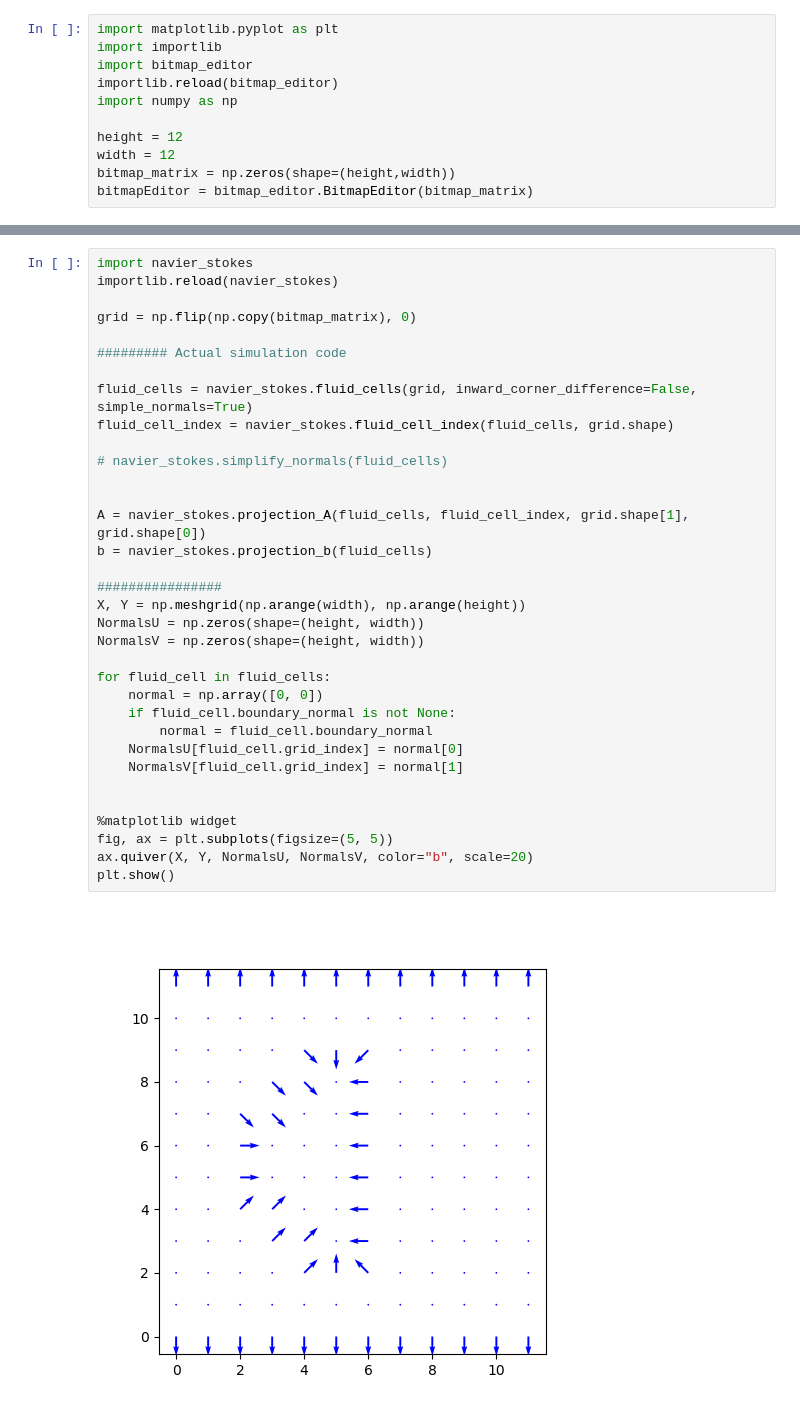
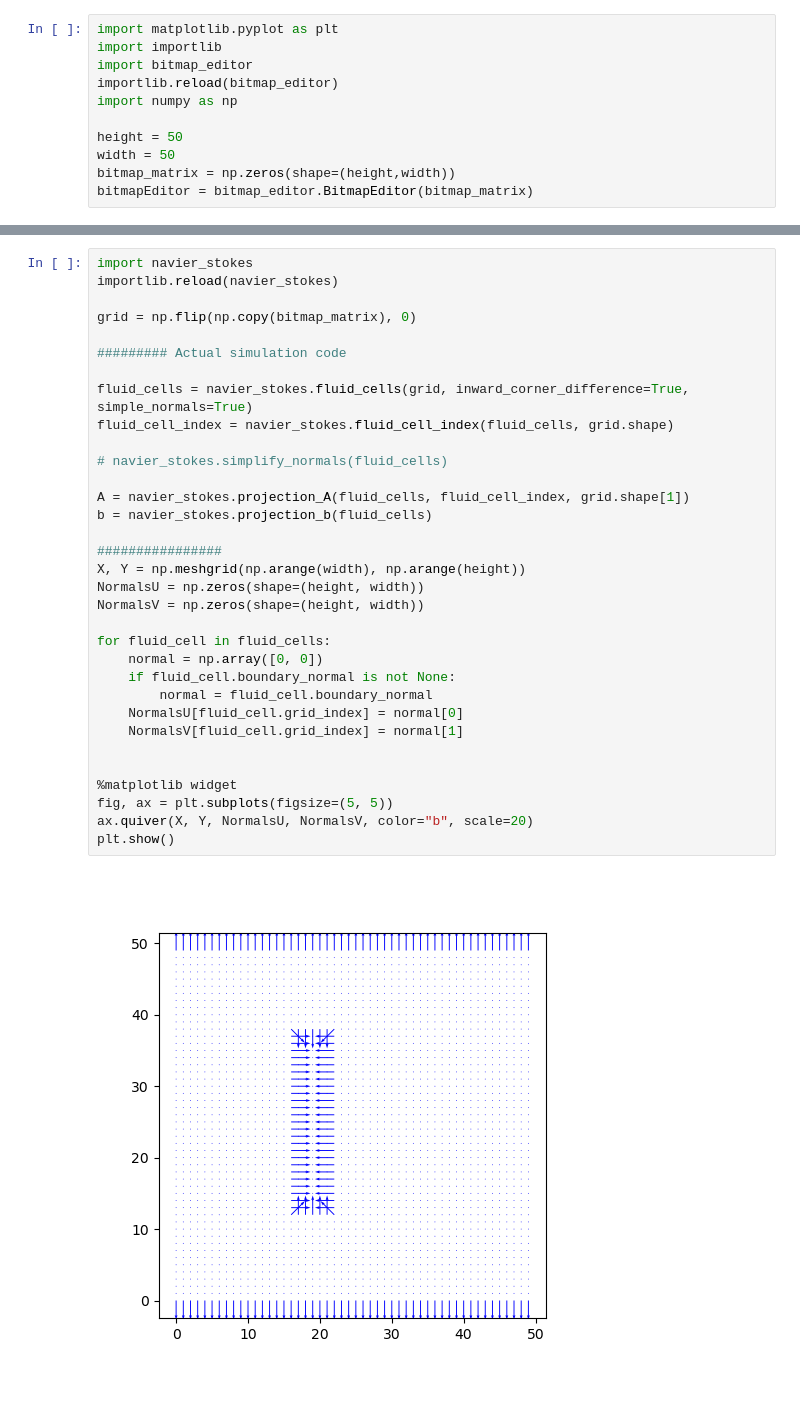
Before and after one commit to vladamakaric/navierstokes, a Jupyter notebook: ns copy.ipynb, the cells around one changed output, grey strips where cells are left out. Cells and saved outputs as stored; diff of their text form.

```diff
--- a/ns copy.ipynb
+++ b/ns copy.ipynb
@@ -5,8 +5,8 @@ import bitmap_editor
 importlib.reload(bitmap_editor)
 import numpy as np
 
-height = 12
-width = 12
+height = 50
+width = 50
 bitmap_matrix = np.zeros(shape=(height,width))
 bitmapEditor = bitmap_editor.BitmapEditor(bitmap_matrix)
 # %% [output]
@@ -16,37 +16,36 @@ import navier_stokes
 importlib.reload(navier_stokes)
 
 grid = np.flip(np.copy(bitmap_matrix), 0)
 
 ######### Actual simulation code
 
-fluid_cells = navier_stokes.fluid_cells(grid, inward_corner_difference=False, simple_normals=True)
+fluid_cells = navier_stokes.fluid_cells(grid, inward_corner_difference=True, simple_normals=True)
 fluid_cell_index = navier_stokes.fluid_cell_index(fluid_cells, grid.shape)
 
 # navier_stokes.simplify_normals(fluid_cells)
 
-
-A = navier_stokes.projection_A(fluid_cells, fluid_cell_index, grid.shape[1], grid.shape[0])
+A = navier_stokes.projection_A(fluid_cells, fluid_cell_index, grid.shape[1])
 b = navier_stokes.projection_b(fluid_cells)
 
 ################
 X, Y = np.meshgrid(np.arange(width), np.arange(height))
 NormalsU = np.zeros(shape=(height, width))
 NormalsV = np.zeros(shape=(height, width))
 
 for fluid_cell in fluid_cells:
     normal = np.array([0, 0])
     if fluid_cell.boundary_normal is not None:
         normal = fluid_cell.boundary_normal
     NormalsU[fluid_cell.grid_index] = normal[0]
     NormalsV[fluid_cell.grid_index] = normal[1]
 
 
 %matplotlib widget
 fig, ax = plt.subplots(figsize=(5, 5))
 ax.quiver(X, Y, NormalsU, NormalsV, color="b", scale=20)
 plt.show()
 # %% [output]
-[figure, old version]
+[figure, new version]
 # %%
 
 with np.printoptions(threshold=np.inf):
```
Also changed, not shown: parts of 4 cells of this notebook, 2 other files.
